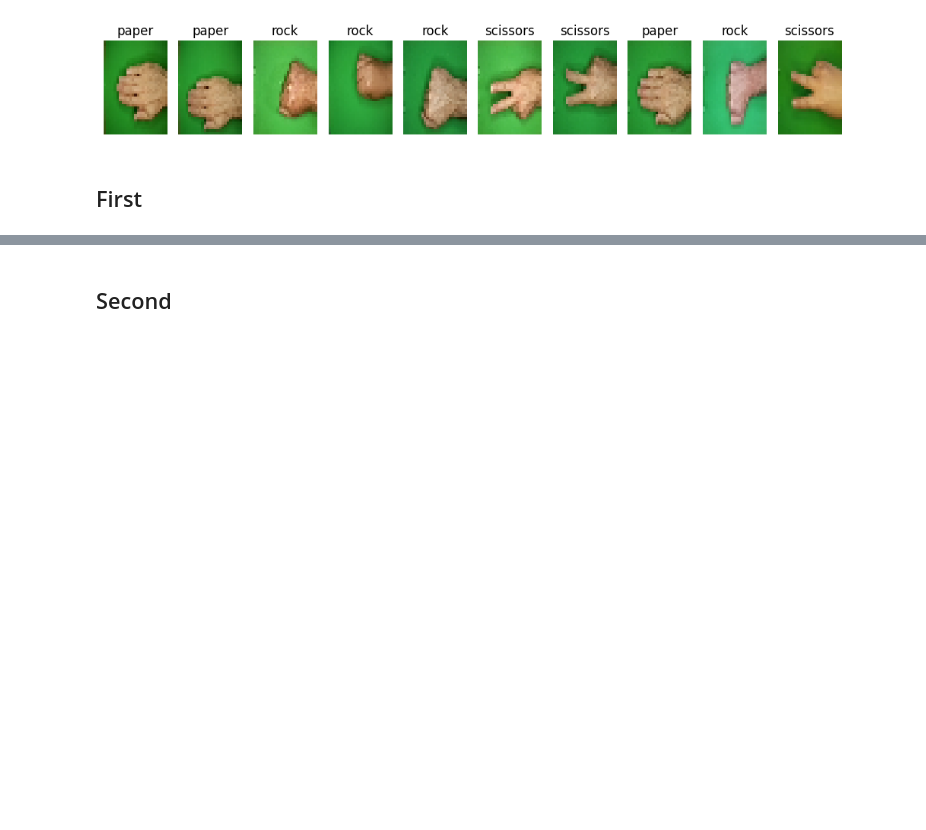
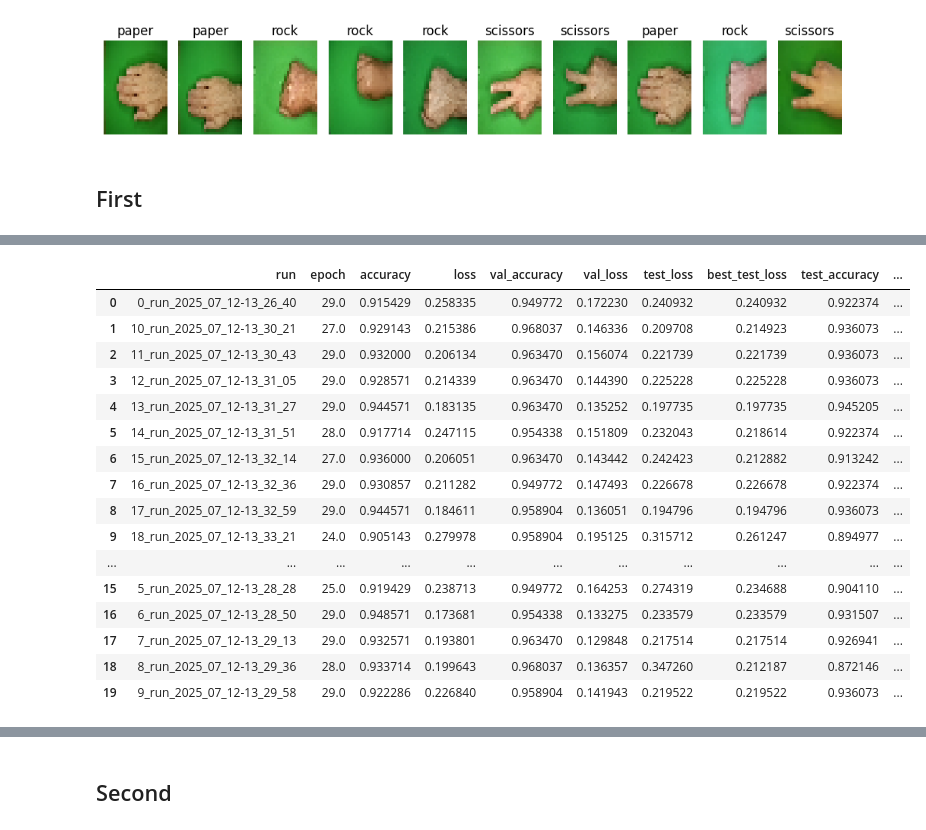
Before and after one commit to ffaundezcab/rps_deep, a Jupyter notebook: notebooks/model.ipynb, the cells around one changed output, grey strips where cells are left out. Cells and saved outputs as stored; diff of their text form; code cells hidden in the pictures; blank space fills up the shorter version.

```diff
--- a/notebooks/model.ipynb
+++ b/notebooks/model.ipynb
@@ -243,7 +245,13 @@ which_model = "first_architecture"
 def root_logdir(architecture_name):
     return os.path.join(os.curdir, "logs\\"+architecture_name)
 
-def get_run_logdir(architecture_name):
+def get_run_logdir(architecture_name, it):
     import time
-    run_id = time.strftime("run_%Y_%m_%d-%H_%M_%S")
-    return os.path.join(root_logdir(architecture_name), run_id)
+    run_id = str(it) +"_"+ time.strftime("run_%Y_%m_%d-%H_%M_%S")
+    return run_id, os.path.join(root_logdir(architecture_name), run_id)
+
+def table_from_history(history_table, run_id):
+    dft = pd.DataFrame(history_table)
+    dft['run'] = run_id
+    dft = dft.reset_index(names = "epoch")
+    return dft
@@ -291,0 +337,20 @@ model.evaluate(test_set)
+# %%
+best_results
+# %% [output]
+|  | run | epoch | accuracy | loss | val_accuracy | val_loss | test_loss | best_test_loss | test_accuracy | ... |
+| 0 | 0_run_2025_07_12-13_26_40 | 29.0 | 0.915429 | 0.258335 | 0.949772 | 0.172230 | 0.240932 | 0.240932 | 0.922374 | ... |
+| 1 | 10_run_2025_07_12-13_30_21 | 27.0 | 0.929143 | 0.215386 | 0.968037 | 0.146336 | 0.209708 | 0.214923 | 0.936073 | ... |
+| 2 | 11_run_2025_07_12-13_30_43 | 29.0 | 0.932000 | 0.206134 | 0.963470 | 0.156074 | 0.221739 | 0.221739 | 0.936073 | ... |
+| 3 | 12_run_2025_07_12-13_31_05 | 29.0 | 0.928571 | 0.214339 | 0.963470 | 0.144390 | 0.225228 | 0.225228 | 0.936073 | ... |
+| 4 | 13_run_2025_07_12-13_31_27 | 29.0 | 0.944571 | 0.183135 | 0.963470 | 0.135252 | 0.197735 | 0.197735 | 0.945205 | ... |
+| 5 | 14_run_2025_07_12-13_31_51 | 28.0 | 0.917714 | 0.247115 | 0.954338 | 0.151809 | 0.232043 | 0.218614 | 0.922374 | ... |
+| 6 | 15_run_2025_07_12-13_32_14 | 27.0 | 0.936000 | 0.206051 | 0.963470 | 0.143442 | 0.242423 | 0.212882 | 0.913242 | ... |
+| 7 | 16_run_2025_07_12-13_32_36 | 29.0 | 0.930857 | 0.211282 | 0.949772 | 0.147493 | 0.226678 | 0.226678 | 0.922374 | ... |
+| 8 | 17_run_2025_07_12-13_32_59 | 29.0 | 0.944571 | 0.184611 | 0.958904 | 0.136051 | 0.194796 | 0.194796 | 0.936073 | ... |
+| 9 | 18_run_2025_07_12-13_33_21 | 24.0 | 0.905143 | 0.279978 | 0.958904 | 0.195125 | 0.315712 | 0.261247 | 0.894977 | ... |
+| ... | ... | ... | ... | ... | ... | ... | ... | ... | ... | ... |
+| 15 | 5_run_2025_07_12-13_28_28 | 25.0 | 0.919429 | 0.238713 | 0.949772 | 0.164253 | 0.274319 | 0.234688 | 0.904110 | ... |
+| 16 | 6_run_2025_07_12-13_28_50 | 29.0 | 0.948571 | 0.173681 | 0.954338 | 0.133275 | 0.233579 | 0.233579 | 0.931507 | ... |
+| 17 | 7_run_2025_07_12-13_29_13 | 29.0 | 0.932571 | 0.193801 | 0.963470 | 0.129848 | 0.217514 | 0.217514 | 0.926941 | ... |
+| 18 | 8_run_2025_07_12-13_29_36 | 28.0 | 0.933714 | 0.199643 | 0.968037 | 0.136357 | 0.347260 | 0.212187 | 0.872146 | ... |
+| 19 | 9_run_2025_07_12-13_29_58 | 29.0 | 0.922286 | 0.226840 | 0.958904 | 0.141943 | 0.219522 | 0.219522 | 0.936073 | ... |
```
Also changed, not shown: parts of 11 cells of this notebook.
